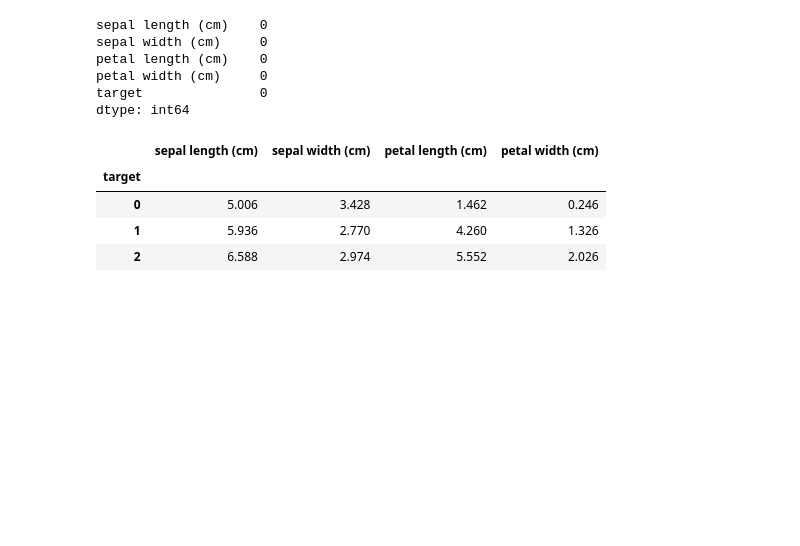
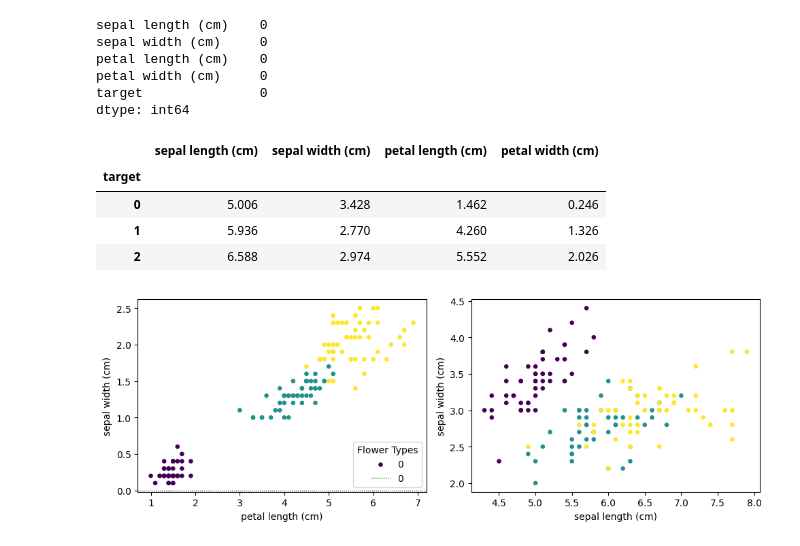
Before and after one commit to maxmartin40/Math-5750-Projects, a Jupyter notebook: Homework1.ipynb, the cells around one changed output. Drawn from its saved outputs; the diff is of its cells as text; code cells hidden in the pictures; blank space fills up the shorter version.

Commit message:
Make Figure 4

```diff
--- a/Homework1.ipynb
+++ b/Homework1.ipynb
@@ -358,3 +361,14 @@ df.groupby("target").mean()
 | 0 | 5.006 | 3.428 | 1.462 | 0.246 |
 | 1 | 5.936 | 2.770 | 4.260 | 1.326 |
 | 2 | 6.588 | 2.974 | 5.552 | 2.026 |
+# %%
+fig, ax = plt.subplots(1, 2, figsize=(10, 3.6))
+ax[0].scatter(df["petal length (cm)"], df["petal width (cm)"], s=14, alpha=1, c=df.target)
+ax[0].axhline(0, color="k", lw=0.8, ls=":")
+ax[0].set_xlabel("petal length (cm)"); ax[0].set_ylabel("sepal width (cm)")
+ax[0].legend(df["target"], loc="lower right", title="Flower Types")
+ax[1].scatter(df["sepal length (cm)"], df["sepal width (cm)"], s=14, alpha=1, c=df.target)
+ax[1].set_xlabel("sepal length (cm)"); ax[1].set_ylabel("sepal width (cm)")
+plt.tight_layout(); plt.show()
+# %% [output]
+[figure, added]
```
Also changed, not shown: parts of 1 cell of this notebook.
